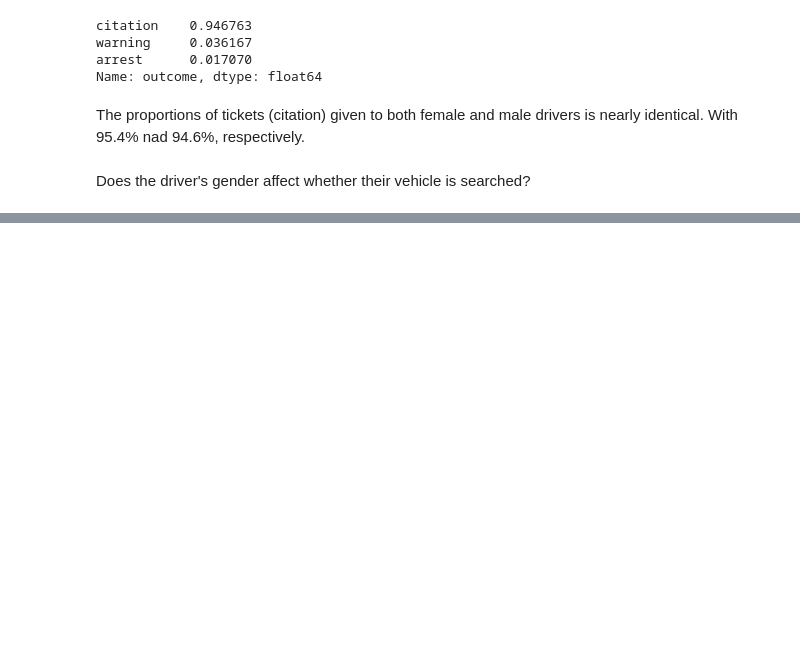
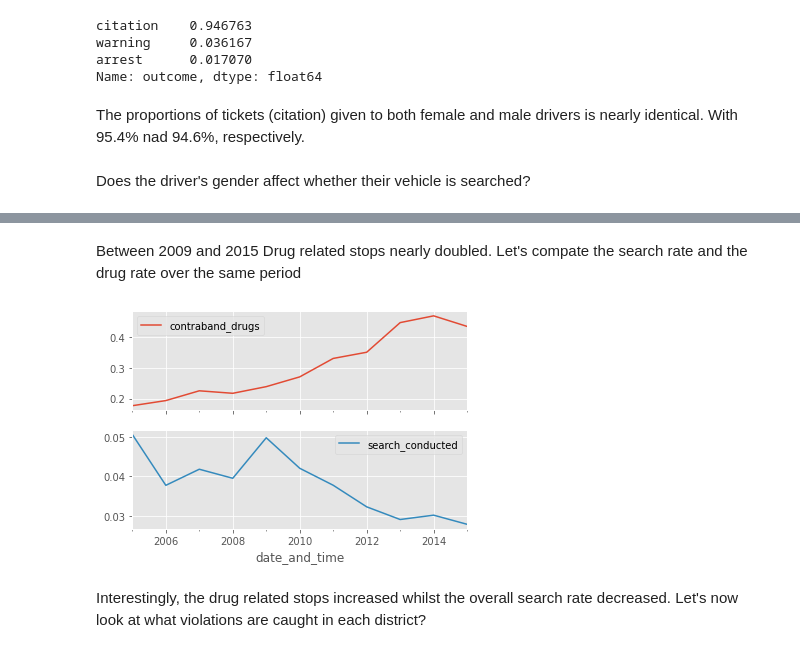
Before and after one commit to Thomsoa194/Analyzing_police_data, a Jupyter notebook: Analysis.ipynb, the cells around one changed output, grey strips where cells are left out. Saved outputs shown, nothing was run; the diff lists cells and outputs as text; code cells hidden in the pictures; blank space fills up the shorter version.

```diff
--- a/Analysis.ipynb
+++ b/Analysis.ipynb
@@ -150,0 +296,11 @@ Does the driver's gender affect whether their vehicle is searched?
+# %% [markdown]
+Between 2009 and 2015 Drug related stops nearly doubled. Let's compate the search rate and the drug rate over the same period
+# %%
+annual_search_rate = ri.search_conducted.resample('A').mean()
+annual = pd.concat([annual_drug_rate, annual_search_rate], axis='columns')
+annual.plot(subplots=True)
+plt.show()
+# %% [output]
+[figure, added]
+# %% [markdown]
+Interestingly, the drug related stops increased whilst the overall search rate decreased. Let's now look at what violations are caught in each district?
```
Also changed, not shown: parts of 39 cells of this notebook.
